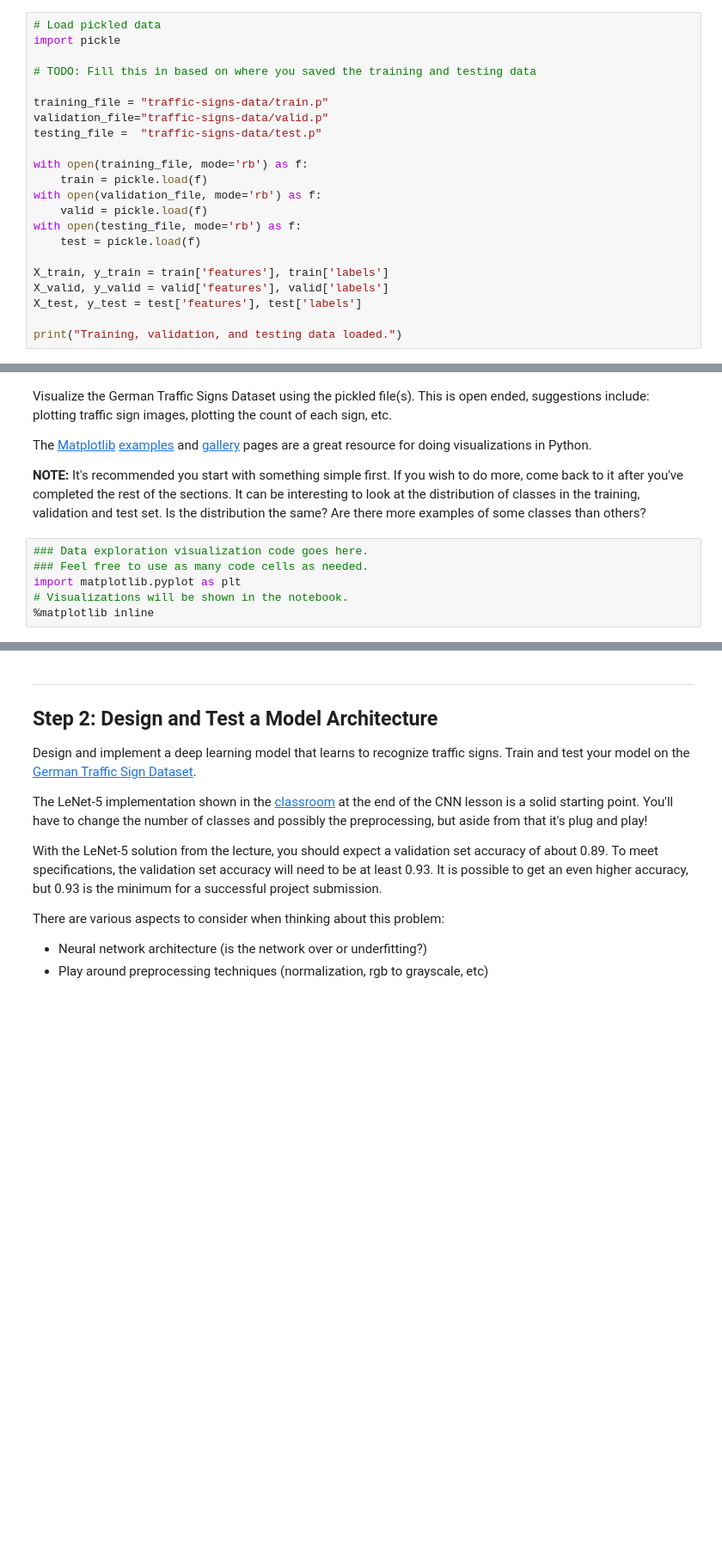
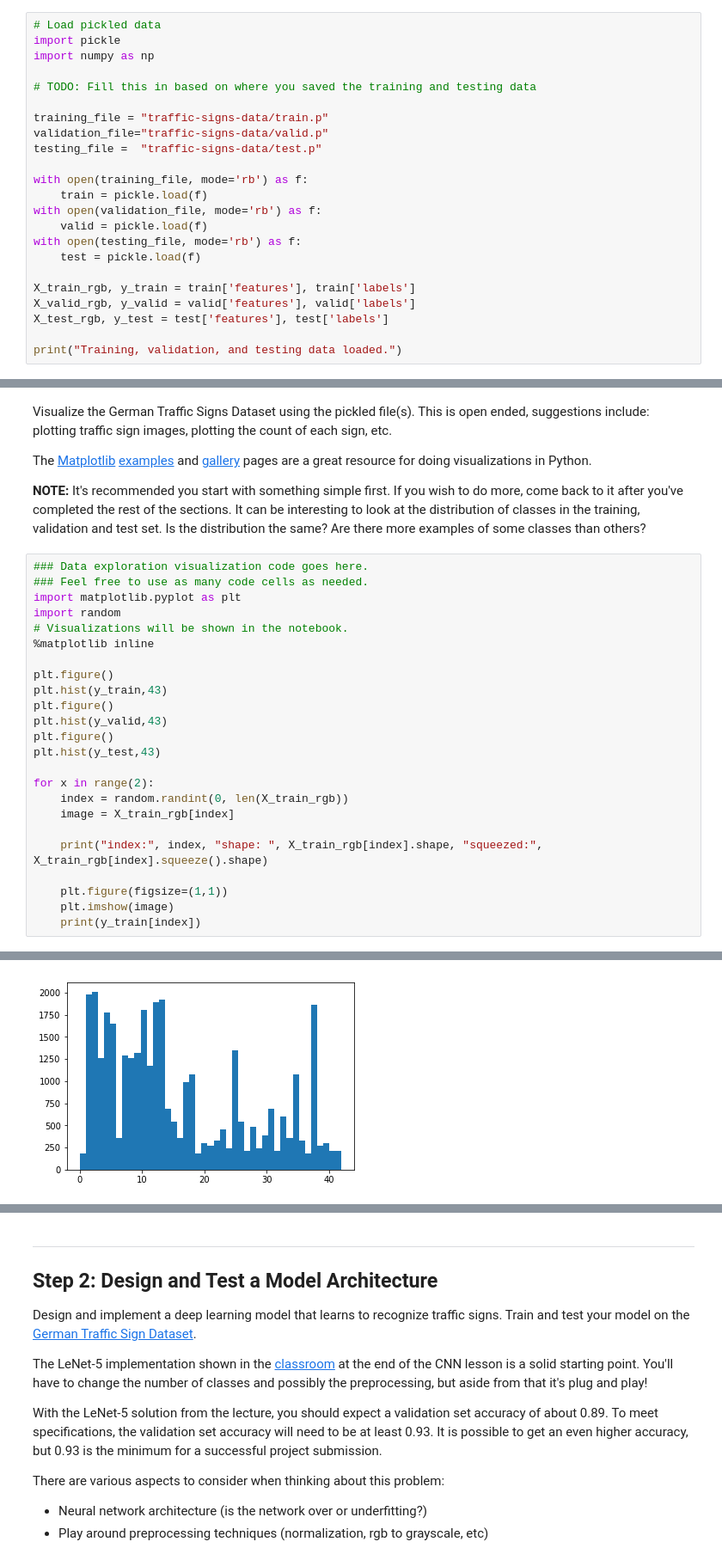
Before and after one commit to svec/CarND-Traffic-Sign-Classifier-Project, a Jupyter notebook: Traffic_Sign_Classifier.ipynb, the cells around one changed output, grey strips where cells are left out. Shown at 86% size. Drawn from its saved outputs; the diff is of its cells as text; blank space fills up the shorter version.

```diff
--- a/Traffic_Sign_Classifier.ipynb
+++ b/Traffic_Sign_Classifier.ipynb
@@ -22,6 +22,7 @@ The [rubric](https://review.udacity.com/#!/rubrics/481/view) contains "Stand Out
 # %%
 # Load pickled data
 import pickle
+import numpy as np
 
 # TODO: Fill this in based on where you saved the training and testing data
 
@@ -36,9 +37,9 @@ with open(validation_file, mode='rb') as f:
 with open(testing_file, mode='rb') as f:
     test = pickle.load(f)
 
-X_train, y_train = train['features'], train['labels']
-X_valid, y_valid = valid['features'], valid['labels']
-X_test, y_test = test['features'], test['labels']
+X_train_rgb, y_train = train['features'], train['labels']
+X_valid_rgb, y_valid = valid['features'], valid['labels']
+X_test_rgb, y_test = test['features'], test['labels']
 
 print("Training, validation, and testing data loaded.")
 # %% [output]
@@ -98,5 +101,24 @@ The [Matplotlib](http://matplotlib.org/) [examples](http://matplotlib.org/exampl
 ### Data exploration visualization code goes here.
 ### Feel free to use as many code cells as needed.
 import matplotlib.pyplot as plt
+import random
 # Visualizations will be shown in the notebook.
 %matplotlib inline
+
+plt.figure()
+plt.hist(y_train,43)
+plt.figure()
+plt.hist(y_valid,43)
+plt.figure()
+plt.hist(y_test,43)
+
+for x in range(2):
+    index = random.randint(0, len(X_train_rgb))
+    image = X_train_rgb[index]
+
+    print("index:", index, "shape: ", X_train_rgb[index].shape, "squeezed:", X_train_rgb[index].squeeze().shape)
+
+    plt.figure(figsize=(1,1))
+    plt.imshow(image)
+    print(y_train[index])
+# %% [output]
@@ -102,0 +129 @@ import matplotlib.pyplot as plt
+[figure, added]
```
Also changed, not shown: parts of 5 cells of this notebook, 4 other files.
